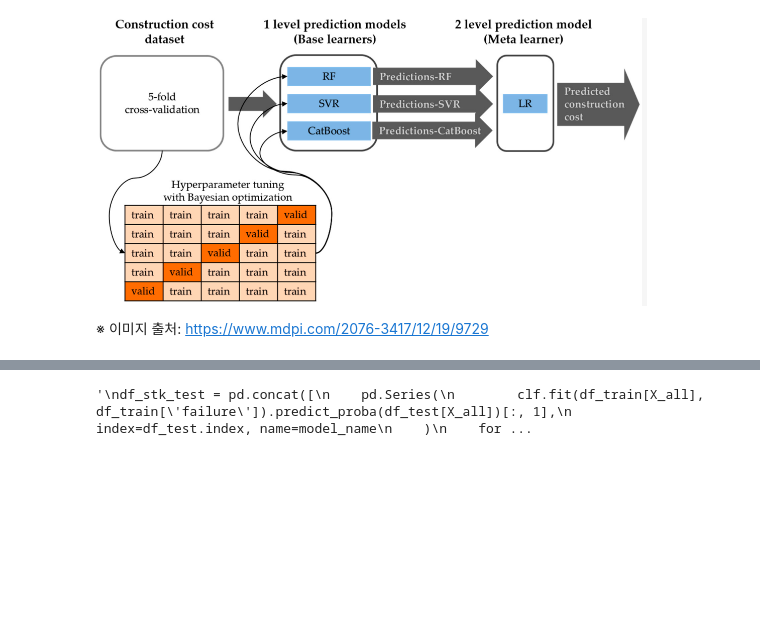
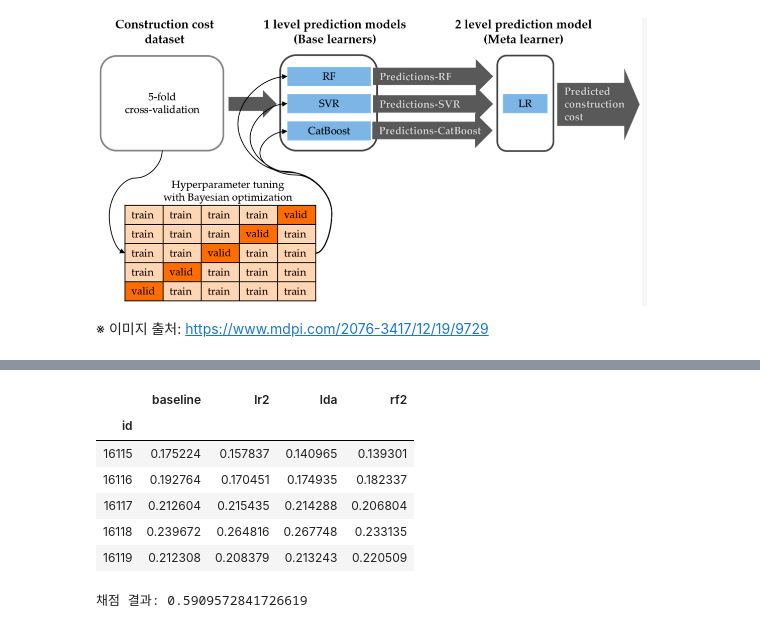
Before and after one commit to sunkusun9/DS_lv3_2410_2, a Jupyter notebook: sec_ds_lv3_prob1_kaggle.ipynb, the cells around one changed output, grey strips where cells are left out. Drawn from its saved outputs; the diff is of its cells as text; code cells hidden in the pictures; blank space fills up the shorter version.

```diff
--- a/sec_ds_lv3_prob1_kaggle.ipynb
+++ b/sec_ds_lv3_prob1_kaggle.ipynb
@@ -414,4 +541,10 @@ model_list = [
     ('rf2', clf_rf2), # RF + LDA
 ]
 
-# df_vt =
+df_vt = pd.concat([
+    pd.Series(
+        clf.fit(df_train[X_all], df_train['failure']).predict_proba(df_test[X_all])[:, 1],
+        index = df_test.index, name=name
+    )
+    for name, clf in model_list
+], axis=1)
@@ -469,18 +624,23 @@ np.mean(
 # %%
 # 2단계 메타 모델을 학습 시키고, 예측해 봅니다.
 # 메타 모델 평가 데이터를 만듭니다. 1. 전체데이터로 기반 모델 학습 2. 평가 데이터에 대한 기반 모델 예측 결과 만들기
-"""
 df_stk_test = pd.concat([
     pd.Series(
         clf.fit(df_train[X_all], df_train['failure']).predict_proba(df_test[X_all])[:, 1],
         index=df_test.index, name=model_name
     )
     for model_name, clf in model_list
 ], axis=1)
 display(df_stk_test.head())
 # 메타 모델을 학습 시키고, 테스트 메타 모델 데이터로 예측을 합니다.
 prd = clf_meta_lr.fit(df_cv[X_stk], df_train['failure']).predict_proba(df_stk_test[X_stk])[:, 1]
 print("채점 결과:", roc_auc_score(s_ans, prd))
-"""
 # %% [output]
+|  | baseline | lr2 | lda | rf2 |
+| id |  |  |  |  |
+| 16115 | 0.175224 | 0.157837 | 0.140965 | 0.139301 |
+| 16116 | 0.192764 | 0.170451 | 0.174935 | 0.182337 |
+| 16117 | 0.212604 | 0.215435 | 0.214288 | 0.206804 |
+| 16118 | 0.239672 | 0.264816 | 0.267748 | 0.233135 |
+| 16119 | 0.212308 | 0.208379 | 0.213243 | 0.220509 |
-'\ndf_stk_test = pd.concat([\n    pd.Series(\n        clf.fit(df_train[X_all], df_train[\'failure\']).predict_proba(df_test[X_all])[:, 1],\n        index=df_test.index, name=model_name\n    )\n    for ...
+채점 결과: 0.5909572841726619
```
Also changed, not shown: parts of 27 cells of this notebook.
